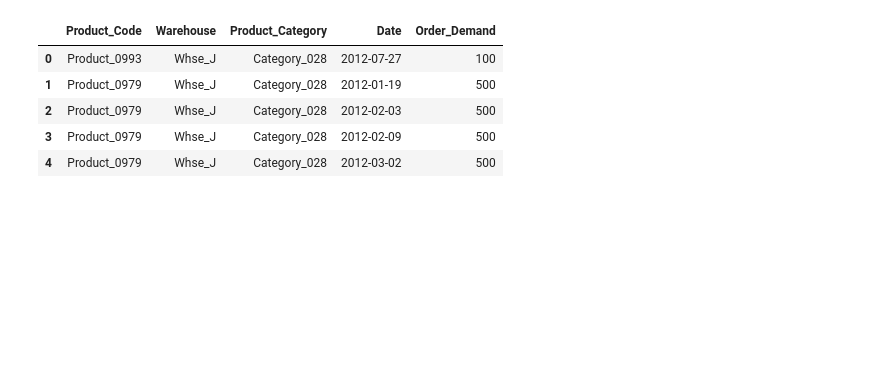
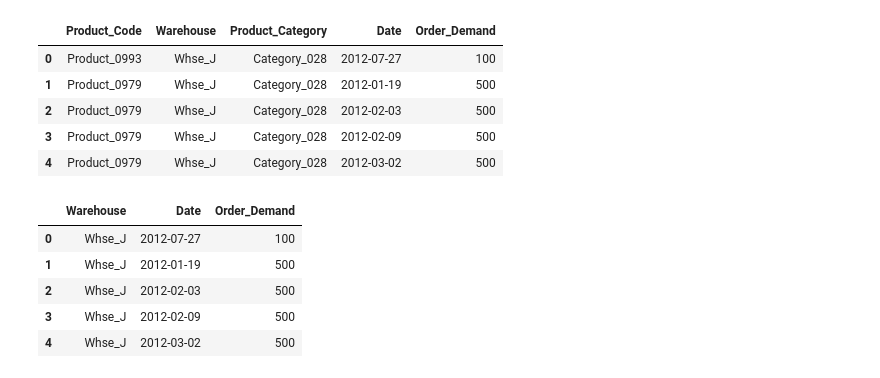
Before and after one commit to mt3443/visualization, a Jupyter notebook: visualizations.ipynb, the cells around one changed output. Saved outputs shown, nothing was run; the diff lists cells and outputs as text; code cells hidden in the pictures; blank space fills up the shorter version.

```diff
--- a/visualizations.ipynb
+++ b/visualizations.ipynb
@@ -17,3 +28,14 @@ df.head()
 # total demand of all warehouses over time (line graph)
 # find product in multiple warehouses (pie graph)
 # total demand of some specific products over time (line graph)
+# %%
+# group total demand per warehouse by month
+warehouse_df = df[['Warehouse', 'Date', 'Order_Demand']]
+warehouse_df.head()
+# %% [output]
+|  | Warehouse | Date | Order_Demand |
+| 0 | Whse_J | 2012-07-27 | 100 |
+| 1 | Whse_J | 2012-01-19 | 500 |
+| 2 | Whse_J | 2012-02-03 | 500 |
+| 3 | Whse_J | 2012-02-09 | 500 |
+| 4 | Whse_J | 2012-03-02 | 500 |
```
Also changed, not shown: parts of 10 cells of this notebook.
